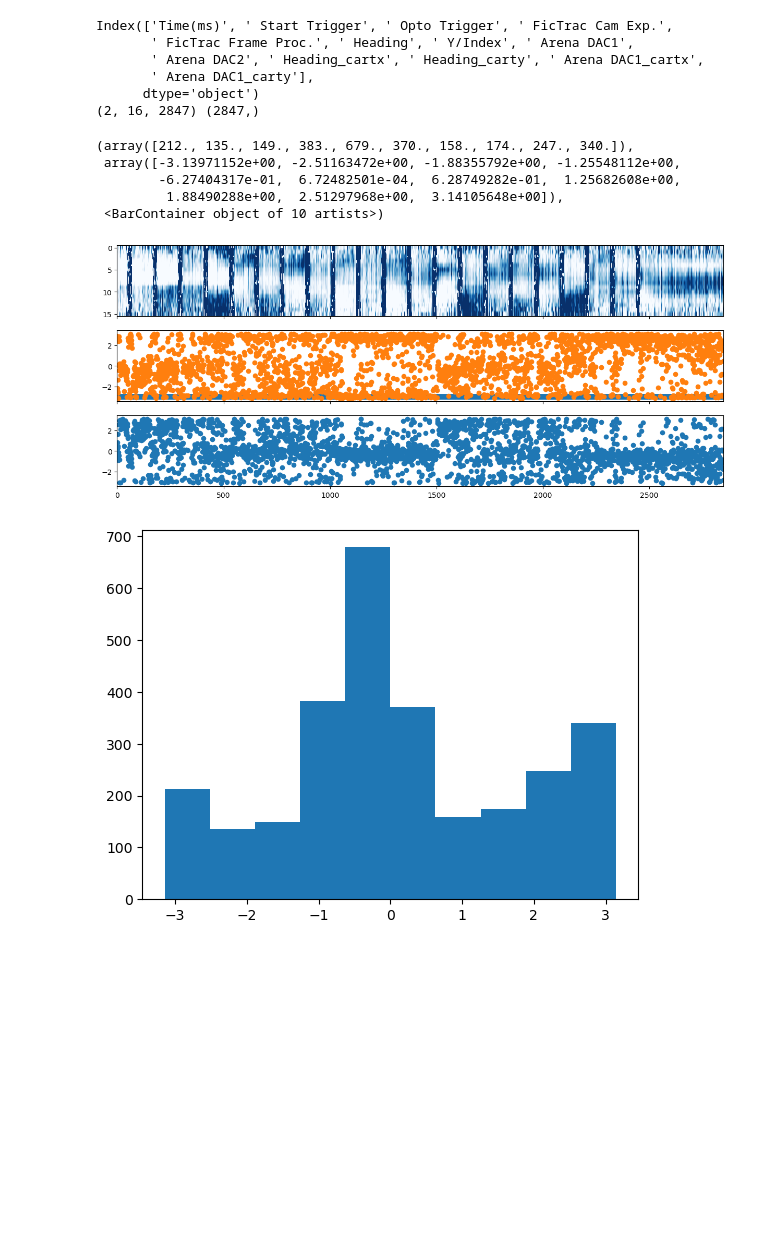
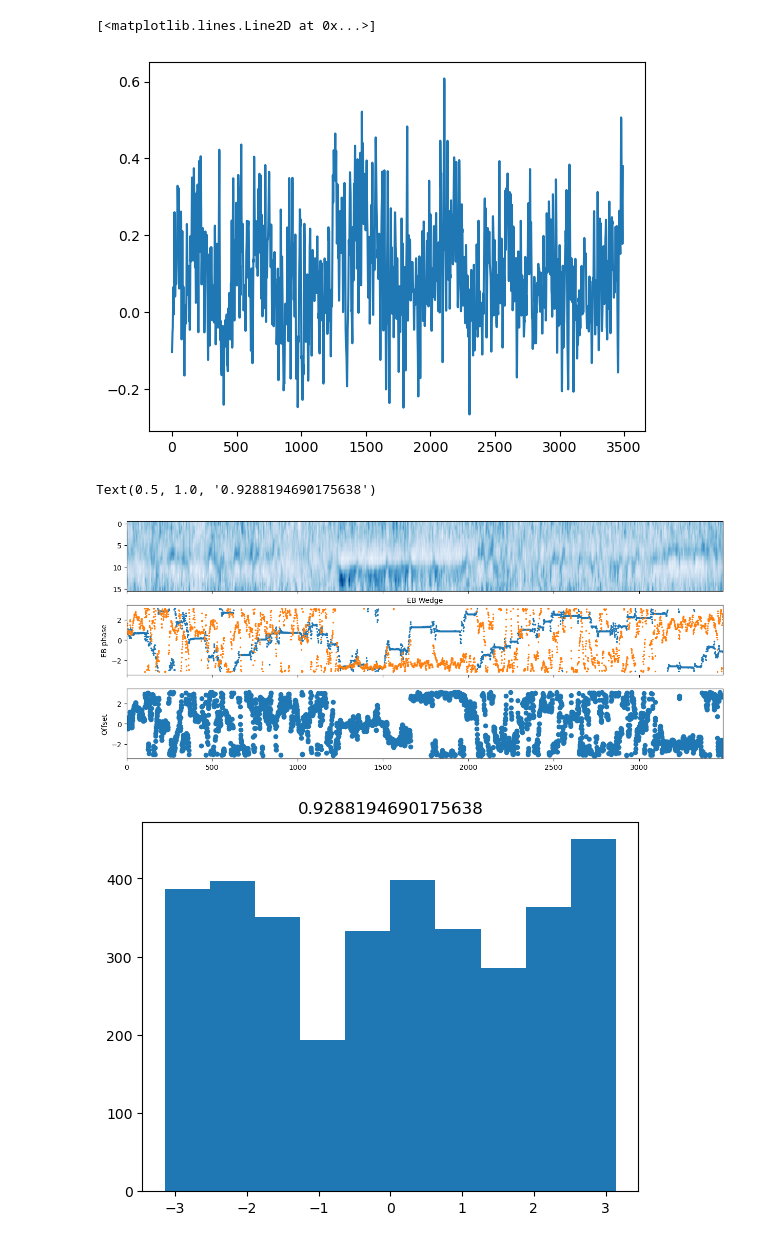
Before and after one commit to yfisher-lab/NeuromodPlasticity, a Jupyter notebook: Notebooks/SingleSessionPreprocessing.ipynb, the cells around one changed output. Saved outputs shown, nothing was run; the diff lists cells and outputs as text; code cells hidden in the pictures; blank space fills up the shorter version.

```diff
--- a/Notebooks/SingleSessionPreprocessing.ipynb
+++ b/Notebooks/SingleSessionPreprocessing.ipynb
@@ -31,2 +37,13 @@ pp = st2p.preprocessing.EBImagingSession(session_info = session_info,
+# %%
+if False:
+    gd = session_info['genotype_dir']
+    d = session_info['date']
+    f = session_info['fly']
+    s = session_info['session']
+    outdir = pathlib.PurePath(f'/media/mplitt/SSD_storage/2P_scratch/{gd}/{d}/{f}/{s}/preprocess.pkl')
+    pp = st2p.preprocessing.EBImagingSession.from_file(outdir)
+    # y_r4d = pp.timeseries['rois_R4d_z']
+    y = pp.timeseries['rois_z']
+    n_rois=y.shape[1]
 # %%
 pp.extract_metadata()
@@ -51,10 +83,10 @@ y = pp.calculate_zscored_F('rois', zscore=False, exp_detrend = True)
 # %%
 pp.save()
 # %%
-# y_sm = sp.ndimage.gaussian_filter1d(sp.ndimage.gaussian_filter1d(y, 3, axis=-1),.7,axis=1, mode='wrap')
-y_sm = y-1  #sp.ndimage.gaussian_filter1d(y, 1, axis=-1)
+y_sm = sp.ndimage.gaussian_filter1d(sp.ndimage.gaussian_filter1d(y-1, 2, axis=-1),.7,axis=1, mode='wrap')
+# y_sm = y-1  #sp.ndimage.gaussian_filter1d(y, 1, axis=-1)
 
-x_f,y_f = st2p.utilities.pol2cart(y_sm[0,:,:],np.linspace(-np.pi,np.pi,num=n_rois)[:,np.newaxis])
+x_f,y_f = st2p.utilities.pol2cart(y_sm[-1,:,:],np.linspace(-np.pi,np.pi,num=n_rois)[:,np.newaxis])
 rho,phi = st2p.utilities.cart2pol(x_f.mean(axis=0), y_f.mean(axis=0))
 print(rho.shape, phi.shape)
 
@@ -72,34 +107,36 @@ ax.plot(pp.timeseries['background'][1,0,:])
+# %%
+fig,ax = plt.subplots()
+ax.plot(y_sm[-1,0,:])
+# %% [output]
+[<matplotlib.lines.Line2D at 0x...>]
+[figure, added]
 # %%
 fig, ax= plt.subplots(3,1, figsize=[15,6], sharex=True)
-ax[0].imshow(y_sm[1,:,:], aspect='auto', cmap= 'Blues', vmin=-.1,vmax=.7)
-# ax.scatter(np.arange(y.shape[-1]), 15*(phi+np.pi)/2/np.pi)
+ax[0].imshow(y_sm[-1,::-1,:], aspect='auto', cmap= 'Blues') #, vmin=-1,vmax=1)#, vmin=-1,vmax=1)
+# ax[0].scatter(np.arange(y.shape[-1]), 15*(heading+np.pi)/2/np.pi)
+ax[0].set_xlabel('EB Wedge')
 
-print(pp.voltage_recording_aligned.columns)
+
+# print(pp.voltage_recording_aligned.columns)
 # fig, ax= plt.subplots()
 
 x = np.arange(y.shape[-1])
-print(y.shape, heading.shape)
-ax[1].scatter(x,heading)
-ax[1].scatter(x, phi)
-ax[2].scatter(x, offset)
+# print(y.shape, heading.shape)
+ax[1].scatter(x[:]-x[0],heading[:], s=2)
+ax[1].scatter(x[:]-x[0], phi[:], s=2)
+ax[1].set_ylabel('EB phase')
+ax[2].scatter(x[:]-x[0], offset[:])
+ax[2].set_ylabel('Offset')
+# fig.savefig('/media/mplitt/SSD_storage/fig_scratch/LabMeetings/05_09_2024/hm4d_pilot.pdf')
 
-mask = (heading>-3*np.pi/4) & (heading<3*np.pi/4)
+mask = (heading>.7) | (heading<-.7)
 fig, ax= plt.subplots()
-ax.hist(offset[:])
+ax.hist(offset)
+ax.set_title(sp.stats.circvar(offset))
 # %% [output]
-Index(['Time(ms)', ' Start Trigger', ' Opto Trigger', ' FicTrac Cam Exp.',
-       ' FicTrac Frame Proc.', ' Heading', ' Y/Index', ' Arena DAC1',
-       ' Arena DAC2', ' Heading_cartx', ' Heading_carty', ' Arena DAC1_cartx',
-       ' Arena DAC1_carty'],
-      dtype='object')
-(2, 16, 2847) (2847,)
+Text(0.5, 1.0, '0.9288194690175638')
-(array([212., 135., 149., 383., 679., 370., 158., 174., 247., 340.]),
- array([-3.13971152e+00, -2.51163472e+00, -1.88355792e+00, -1.25548112e+00,
-        -6.27404317e-01,  6.72482501e-04,  6.28749282e-01,  1.25682608e+00,
-         1.88490288e+00,  2.51297968e+00,  3.14105648e+00]),
- <BarContainer object of 10 artists>)
-[figure, old version]
+[figure, new version]
-[figure, old version]
+[figure, new version]
 # %%
 heading_ind = ((n_rois-1)*(heading+np.pi)/2/np.pi).astype(int)
 # print(heading_ind, y_sm.shape)
```
Also changed, not shown: parts of 14 cells of this notebook, 24 other files.
